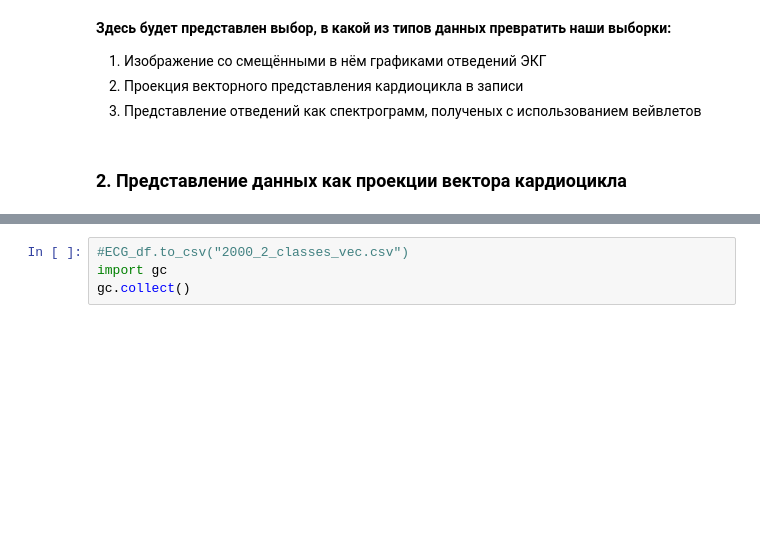
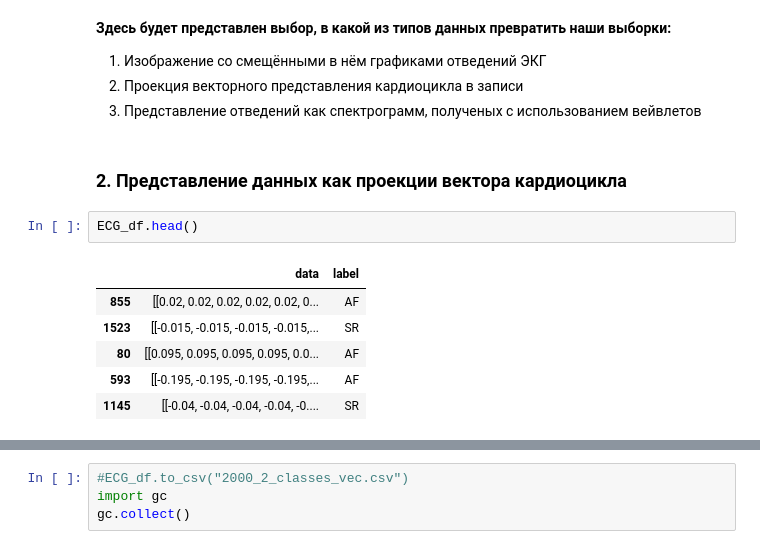
Before and after one commit to ArtikBoom3007/RemoteMonitoring, a Jupyter notebook: Neural network/Обучение ResNet18 векторы.ipynb, the cells around one changed output, grey strips where cells are left out. Saved outputs shown, nothing was run; the diff lists cells and outputs as text; blank space fills up the shorter version.

```diff
--- a/Neural network/Обучение ResNet18 векторы.ipynb
+++ b/Neural network/Обучение ResNet18 векторы.ipynb
@@ -112,3 +118,12 @@ plt.title(ECG_df.iloc[0,1]);
 3. Представление отведений как спектрограмм, полученых с использованием вейвлетов
 # %% [markdown]
 ### 2. Представление данных как проекции вектора кардиоцикла
+# %%
+ECG_df.head()
+# %% [output]
+|  | data | label |
+| 855 | [[0.02, 0.02, 0.02, 0.02, 0.02, 0... | AF |
+| 1523 | [[-0.015, -0.015, -0.015, -0.015,... | SR |
+| 80 | [[0.095, 0.095, 0.095, 0.095, 0.0... | AF |
+| 593 | [[-0.195, -0.195, -0.195, -0.195,... | AF |
+| 1145 | [[-0.04, -0.04, -0.04, -0.04, -0.... | SR |
```
Also changed, not shown: parts of 8 cells of this notebook, 2 other files.
